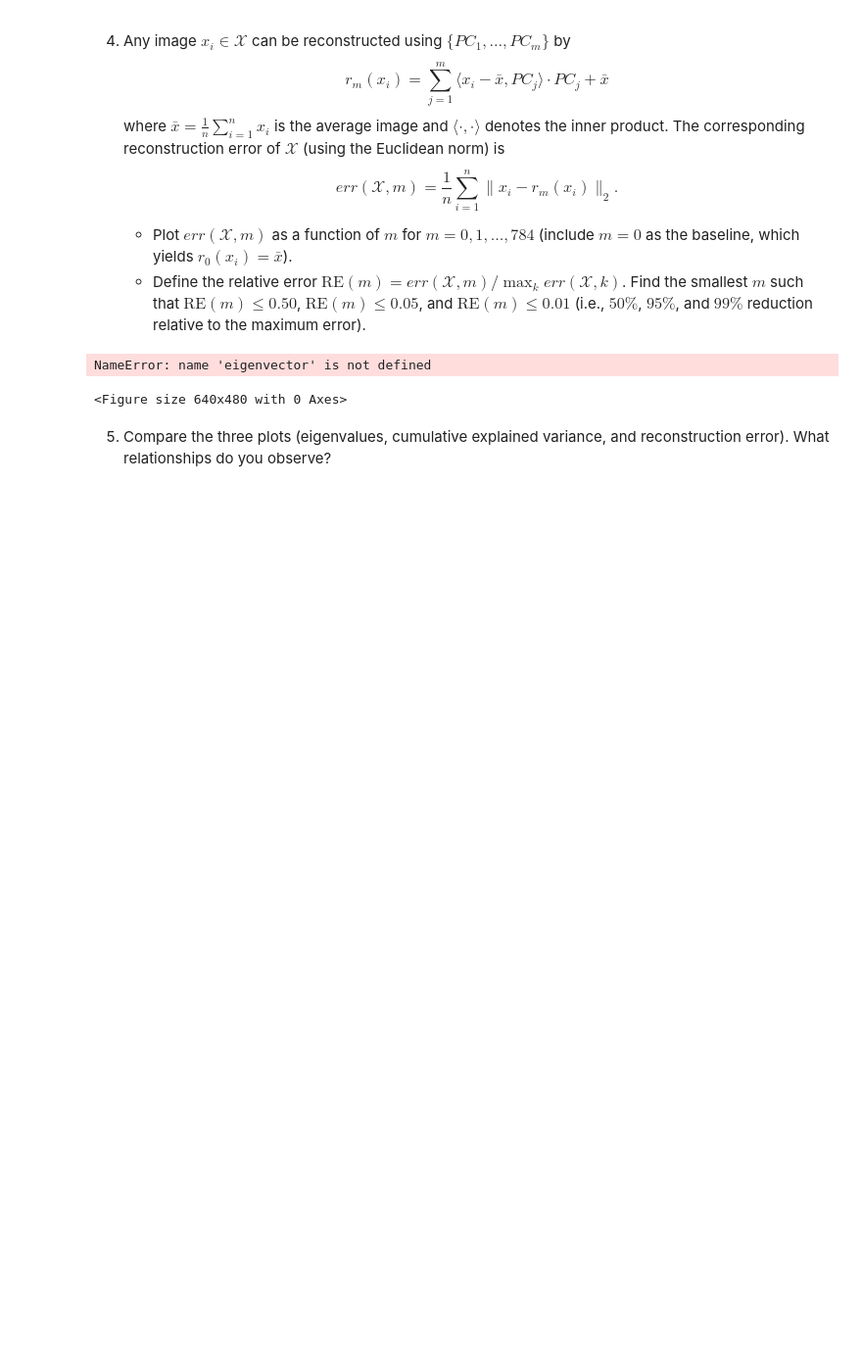
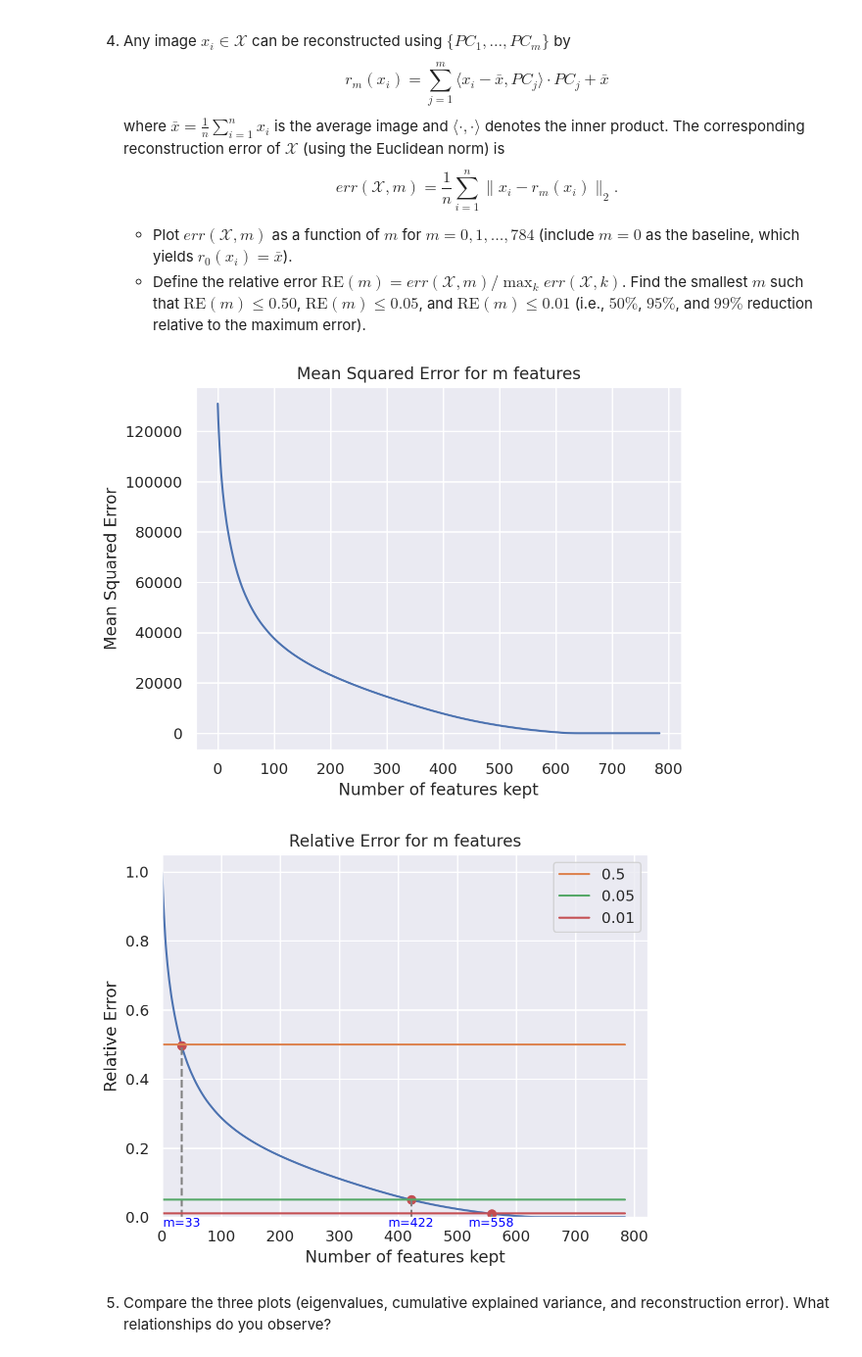
Before and after one commit to Arkanthara/data_science, a Jupyter notebook: TPB_donnet_michel_jean_joseph.ipynb, the cells around one changed output. Shown at 98% size. Drawn from its saved outputs; the diff is of its cells as text; code cells hidden in the pictures; blank space fills up the shorter version.

```diff
--- a/TPB_donnet_michel_jean_joseph.ipynb
+++ b/TPB_donnet_michel_jean_joseph.ipynb
@@ -520,37 +520,38 @@ m = np.arange(785)
 # %%
 plt.figure()
 plt.plot(m, error)
 plt.title("Mean Squared Error for m features")
 plt.xlabel("Number of features kept")
 plt.ylabel("Mean Squared Error")
 plt.show()
 
 RE = error / max(error)
 m_05 = m[RE <= 0.5][0]
 m_005 = m[RE <= 0.05][0]
-m_001 = m[RE <= 0.001][0]
+m_001 = m[RE <= 0.01][0]
 m_list = [m_05, m_005, m_001]
 plt.figure()
 plt.plot(m, error / max(error))
 for k in m_list:
     plt.plot(k, RE[k], 'ro')
     plt.plot([k, k], [0, RE[k]], '--', color='gray')
-    plt.plot([0, k], [RE[k], RE[k]], '--', color='gray')
     # Annotate x value below x-axis
-    plt.annotate(f"m={k}", xy=(k, 0), xytext=(0, -15),
+    plt.annotate(f"m={k}", xy=(k, 0), xytext=(0, 0),
                  textcoords='offset points', ha='center', va='top',
                  fontsize=9, color='blue')
-    # Annotate y value left of y-axis
-    plt.annotate(f"{RE[k]:.4f}", xy=(0, RE[k]), xytext=(-40, 0),
-                 textcoords='offset points', ha='right', va='center',
-                 fontsize=9, color='green')
+plt.plot(m, 0.5 * np.ones_like(m), label="0.5")
+plt.plot(m, 0.05 * np.ones_like(m), label="0.05")
+plt.plot(m, 0.01 * np.ones_like(m), label="0.01")
 plt.title("Relative Error for m features")
 plt.xlabel("Number of features kept")
 plt.ylabel("Relative Error")
+plt.xlim(left=0)
+plt.ylim(bottom=0)
+plt.legend()
 plt.show()
 # %% [output]
-NameError: name 'eigenvector' is not defined
-<Figure size 640x480 with 0 Axes>
+[figure, added]
+[figure, added]
 # %% [markdown]
 5. Compare the three plots (eigenvalues, cumulative explained variance, and reconstruction error). What relationships do you observe?
 # %% [markdown]
```
Also changed, not shown: parts of 2 cells of this notebook.
